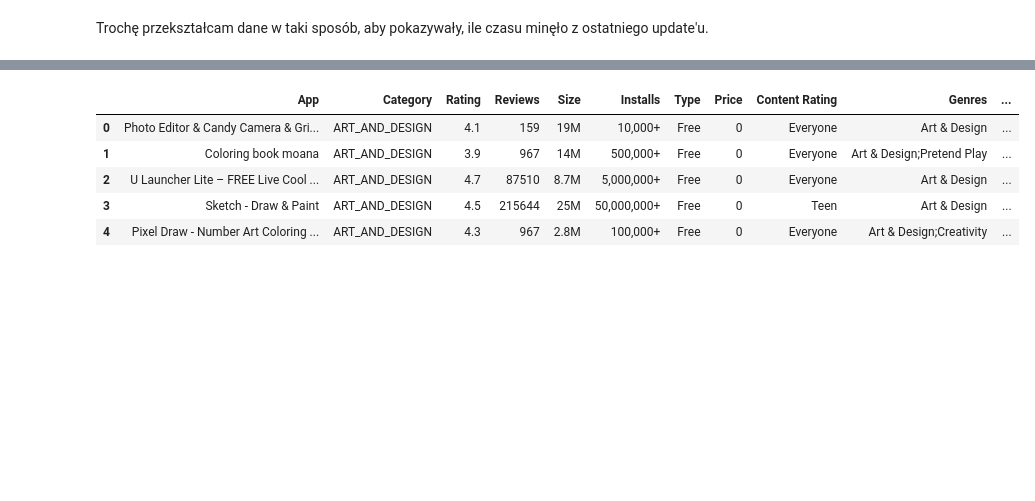
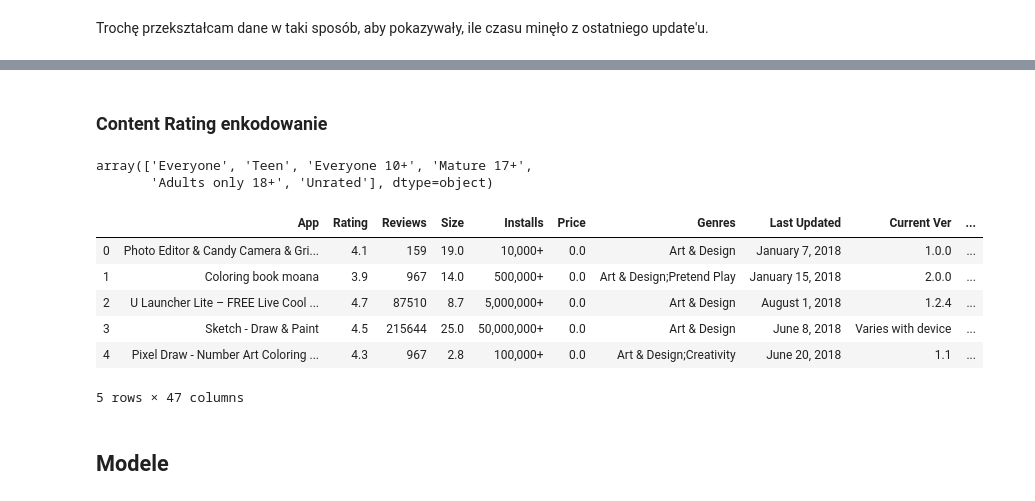
Before and after one commit to ispmor/med-google-play-store-analysis, a Jupyter notebook: Google Play Store Analysis.ipynb, the cells around one changed output, grey strips where cells are left out. Cells and saved outputs as stored; diff of their text form; code cells hidden in the pictures; blank space fills up the shorter version.

```diff
--- a/Google Play Store Analysis.ipynb
+++ b/Google Play Store Analysis.ipynb
@@ -388,0 +512,6 @@ df
+# %%
+playstore_df[encoder_categories.classes_] = pd.DataFrame(categories_cat_1hot.toarray())
+# %%
+playstore_df.drop(["Category"], axis=1, inplace=True)
+# %% [markdown]
+### Content Rating enkodowanie
@@ -389,9 +523,32 @@ df
+# %%
+
+content_cat = playstore_df["Content Rating"].apply(validate_content_rating)
+content_cat.unique()
+# %% [output]
+array(['Everyone', 'Teen', 'Everyone 10+', 'Mature 17+',
+       'Adults only 18+', 'Unrated'], dtype=object)
+# %%
+rating_dict = {
+    'Everyone': 0,
+    'Everyone 10+': 1,
+    'Teen': 2,
+    'Mature 17+': 3,
+    'Adults only 18+': 4,
+    'Unrated': 5
+}
+
+playstore_df["Content_Rating_Ordinal"] = playstore_df["Content Rating"].map(rating_dict)
+# %%
+playstore_df.drop(["Content Rating"], axis=1, inplace=True)
 # %%
-df.head()
+playstore_df.head()
 # %% [output]
-|  | App | Category | Rating | Reviews | Size | Installs | Type | Price | Content Rating | Genres | ... |
-| 0 | Photo Editor & Candy Camera & Gri... | ART_AND_DESIGN | 4.1 | 159 | 19M | 10,000+ | Free | 0 | Everyone | Art & Design | ... |
-| 1 | Coloring book moana | ART_AND_DESIGN | 3.9 | 967 | 14M | 500,000+ | Free | 0 | Everyone | Art & Design;Pretend Play | ... |
-| 2 | U Launcher Lite – FREE Live Cool ... | ART_AND_DESIGN | 4.7 | 87510 | 8.7M | 5,000,000+ | Free | 0 | Everyone | Art & Design | ... |
-| 3 | Sketch - Draw & Paint | ART_AND_DESIGN | 4.5 | 215644 | 25M | 50,000,000+ | Free | 0 | Teen | Art & Design | ... |
-| 4 | Pixel Draw - Number Art Coloring ... | ART_AND_DESIGN | 4.3 | 967 | 2.8M | 100,000+ | Free | 0 | Everyone | Art & Design;Creativity | ... |
+|  | App | Rating | Reviews | Size | Installs | Price | Genres | Last Updated | Current Ver | ... |
+| 0 | Photo Editor & Candy Camera & Gri... | 4.1 | 159 | 19.0 | 10,000+ | 0.0 | Art & Design | January 7, 2018 | 1.0.0 | ... |
+| 1 | Coloring book moana | 3.9 | 967 | 14.0 | 500,000+ | 0.0 | Art & Design;Pretend Play | January 15, 2018 | 2.0.0 | ... |
+| 2 | U Launcher Lite – FREE Live Cool ... | 4.7 | 87510 | 8.7 | 5,000,000+ | 0.0 | Art & Design | August 1, 2018 | 1.2.4 | ... |
+| 3 | Sketch - Draw & Paint | 4.5 | 215644 | 25.0 | 50,000,000+ | 0.0 | Art & Design | June 8, 2018 | Varies with device | ... |
+| 4 | Pixel Draw - Number Art Coloring ... | 4.3 | 967 | 2.8 | 100,000+ | 0.0 | Art & Design;Creativity | June 20, 2018 | 1.1 | ... |
+5 rows × 47 columns
+# %% [markdown]
+##  Modele
```
Also changed, not shown: parts of 41 cells of this notebook.
